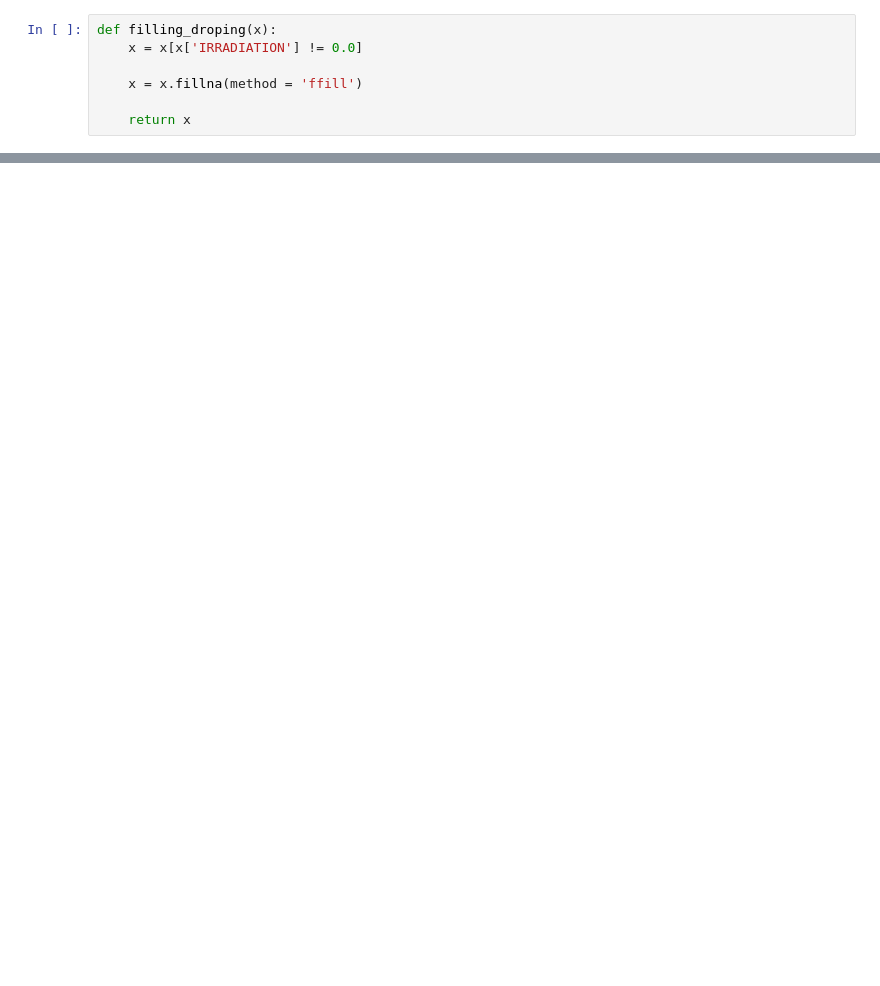
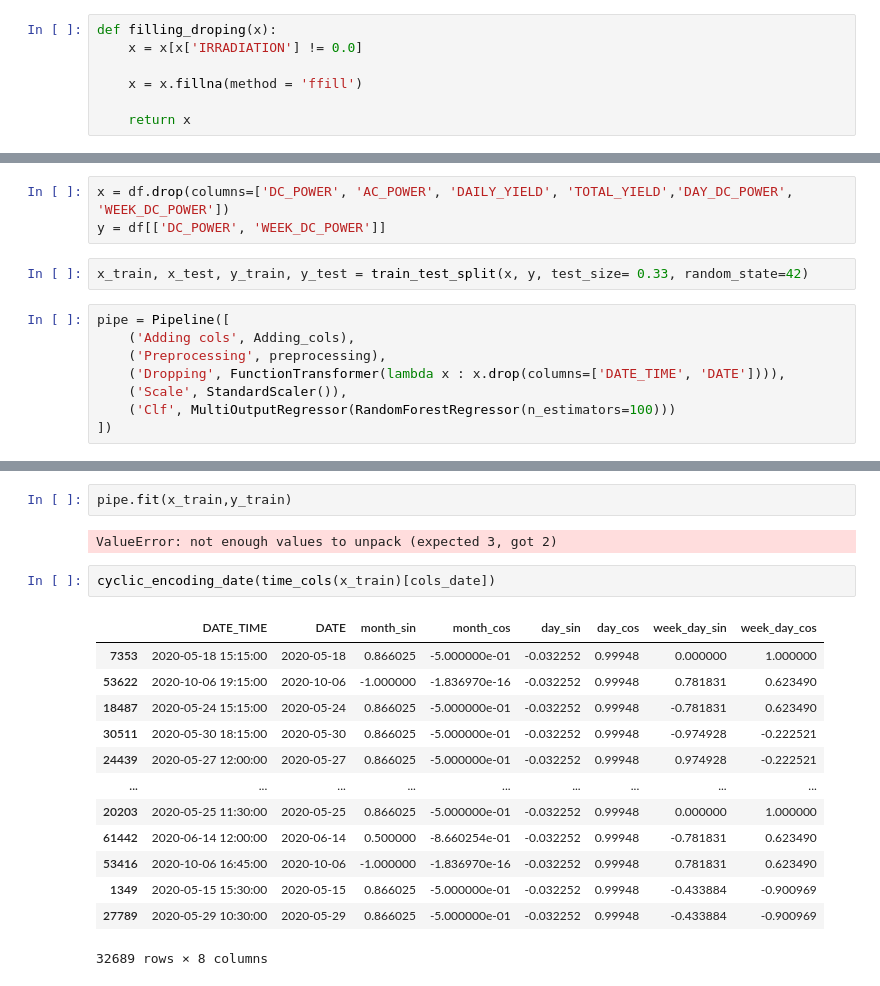
Before and after one commit to Karthik5412/Solar-Energy, a Jupyter notebook: pipeline.ipynb, the cells around one changed output, grey strips where cells are left out. Saved outputs shown, nothing was run; the diff lists cells and outputs as text; blank space fills up the shorter version.

Commit message:
Pipeline

```diff
--- a/pipeline.ipynb
+++ b/pipeline.ipynb
@@ -34,0 +123,13 @@ set_config('diagram')
+# %%
+x = df.drop(columns=['DC_POWER', 'AC_POWER', 'DAILY_YIELD', 'TOTAL_YIELD','DAY_DC_POWER', 'WEEK_DC_POWER'])
+y = df[['DC_POWER', 'WEEK_DC_POWER']]
+# %%
+x_train, x_test, y_train, y_test = train_test_split(x, y, test_size= 0.33, random_state=42)
+# %%
+pipe = Pipeline([
+    ('Adding cols', Adding_cols),
+    ('Preprocessing', preprocessing),
+    ('Dropping', FunctionTransformer(lambda x : x.drop(columns=['DATE_TIME', 'DATE']))),
+    ('Scale', StandardScaler()),
+    ('Clf', MultiOutputRegressor(RandomForestRegressor(n_estimators=100)))
+])
@@ -34,0 +156,20 @@ set_config('diagram')
+# %%
+pipe.fit(x_train,y_train)
+# %% [output]
+ValueError: not enough values to unpack (expected 3, got 2)
+# %%
+cyclic_encoding_date(time_cols(x_train)[cols_date])
+# %% [output]
+|  | DATE_TIME | DATE | month_sin | month_cos | day_sin | day_cos | week_day_sin | week_day_cos |
+| 7353 | 2020-05-18 15:15:00 | 2020-05-18 | 0.866025 | -5.000000e-01 | -0.032252 | 0.99948 | 0.000000 | 1.000000 |
+| 53622 | 2020-10-06 19:15:00 | 2020-10-06 | -1.000000 | -1.836970e-16 | -0.032252 | 0.99948 | 0.781831 | 0.623490 |
+| 18487 | 2020-05-24 15:15:00 | 2020-05-24 | 0.866025 | -5.000000e-01 | -0.032252 | 0.99948 | -0.781831 | 0.623490 |
+| 30511 | 2020-05-30 18:15:00 | 2020-05-30 | 0.866025 | -5.000000e-01 | -0.032252 | 0.99948 | -0.974928 | -0.222521 |
+| 24439 | 2020-05-27 12:00:00 | 2020-05-27 | 0.866025 | -5.000000e-01 | -0.032252 | 0.99948 | 0.974928 | -0.222521 |
+| ... | ... | ... | ... | ... | ... | ... | ... | ... |
+| 20203 | 2020-05-25 11:30:00 | 2020-05-25 | 0.866025 | -5.000000e-01 | -0.032252 | 0.99948 | 0.000000 | 1.000000 |
+| 61442 | 2020-06-14 12:00:00 | 2020-06-14 | 0.500000 | -8.660254e-01 | -0.032252 | 0.99948 | -0.781831 | 0.623490 |
+| 53416 | 2020-10-06 16:45:00 | 2020-10-06 | -1.000000 | -1.836970e-16 | -0.032252 | 0.99948 | 0.781831 | 0.623490 |
+| 1349 | 2020-05-15 15:30:00 | 2020-05-15 | 0.866025 | -5.000000e-01 | -0.032252 | 0.99948 | -0.433884 | -0.900969 |
+| 27789 | 2020-05-29 10:30:00 | 2020-05-29 | 0.866025 | -5.000000e-01 | -0.032252 | 0.99948 | -0.433884 | -0.900969 |
+32689 rows × 8 columns
```
Also changed, not shown: parts of 14 cells of this notebook.
